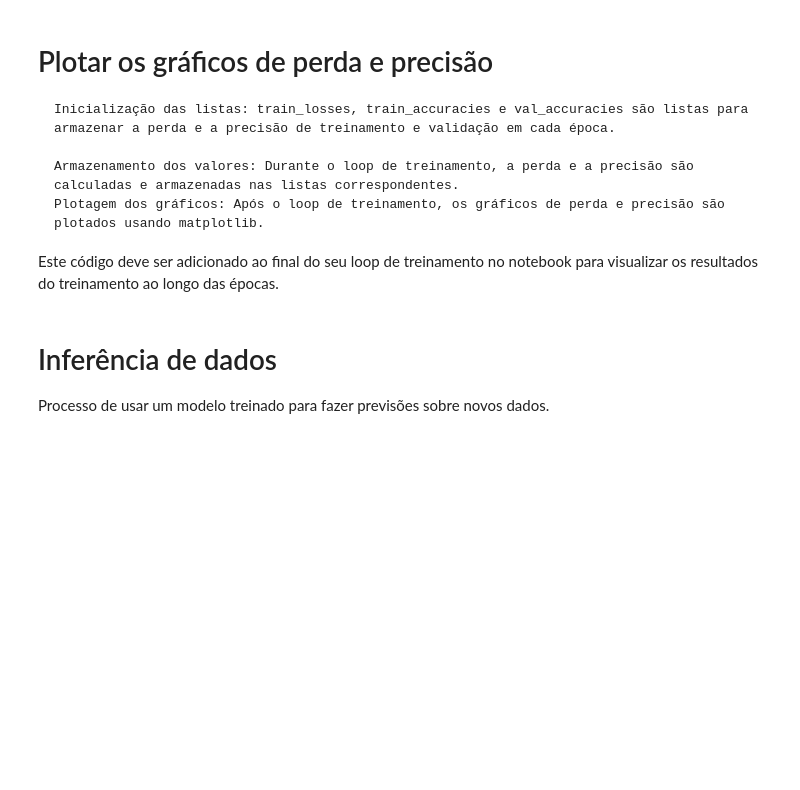
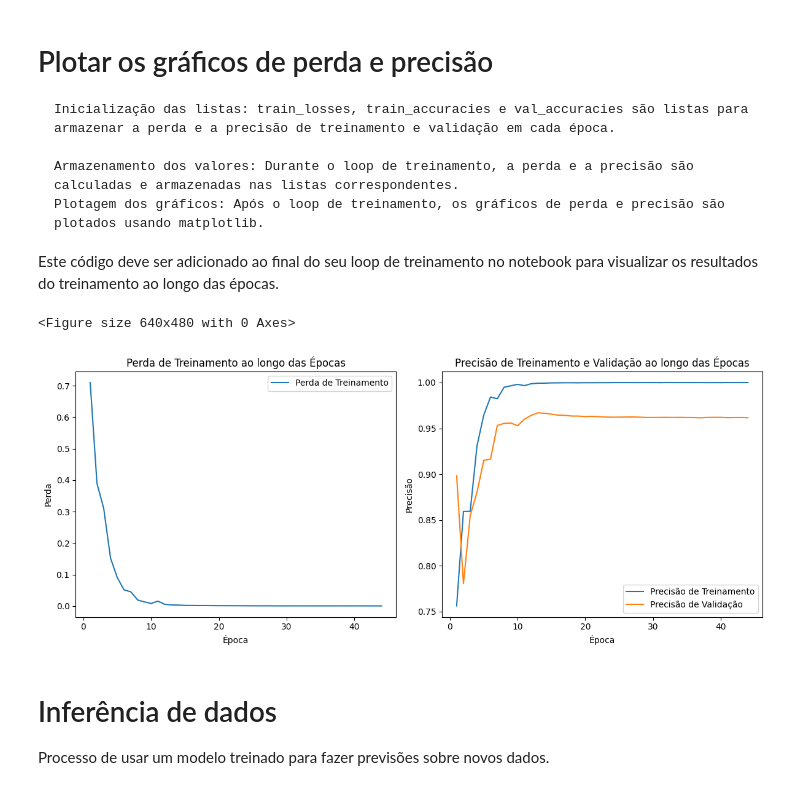
Before and after one commit to Henrique-Moreira/image-segmentation, a Jupyter notebook: src/notebook-pspnet.ipynb, the cells around one changed output. Cells and saved outputs as stored; diff of their text form; code cells hidden in the pictures; blank space fills up the shorter version.

```diff
--- a/src/notebook-pspnet.ipynb
+++ b/src/notebook-pspnet.ipynb
@@ -81,7 +144,7 @@ from torch.autograd import Variable
 device = torch.device("cuda:0" if torch.cuda.is_available() else "cpu")
 
 # Caminho do diretório Dataset:
-directory = os.path.abspath(os.path.join(os.getcwd(), '..')) + r'\Dataset\nematode-detection-labels'
+directory = os.path.abspath(os.path.join(os.getcwd(), '..')) + r'\dataset\nematode'
 print(f'Diretório do Projeto {directory}.')
 if not os.path.exists(directory):
     os.makedirs(directory)
@@ -457,25 +543,33 @@ for epoch in range(max_epochs):
 
 Este código deve ser adicionado ao final do seu loop de treinamento no notebook para visualizar os resultados do treinamento ao longo das épocas.
 # %%
+%matplotlib inline
+
+# Limpa a figura atual
+plt.clf()
+
 plt.figure(figsize=(12, 5))
 
 plt.subplot(1, 2, 1)
 plt.plot(range(1, len(train_losses) + 1), train_losses, label='Perda de Treinamento')
 plt.xlabel('Época')
 plt.ylabel('Perda')
 plt.title('Perda de Treinamento ao longo das Épocas')
 plt.legend()
 
 plt.subplot(1, 2, 2)
 plt.plot(range(1, len(train_accuracies) + 1), train_accuracies, label='Precisão de Treinamento')
 plt.plot(range(1, len(val_accuracies) + 1), val_accuracies, label='Precisão de Validação')
 plt.xlabel('Época')
 plt.ylabel('Precisão')
 plt.title('Precisão de Treinamento e Validação ao longo das Épocas')
 plt.legend()
 
 plt.tight_layout()
 plt.show()
+# %% [output]
+<Figure size 640x480 with 0 Axes>
+[figure, added]
 # %% [markdown]
 # Inferência de dados
 Processo de usar um modelo treinado para fazer previsões sobre novos dados.
```
Also changed, not shown: parts of 4 cells of this notebook.
